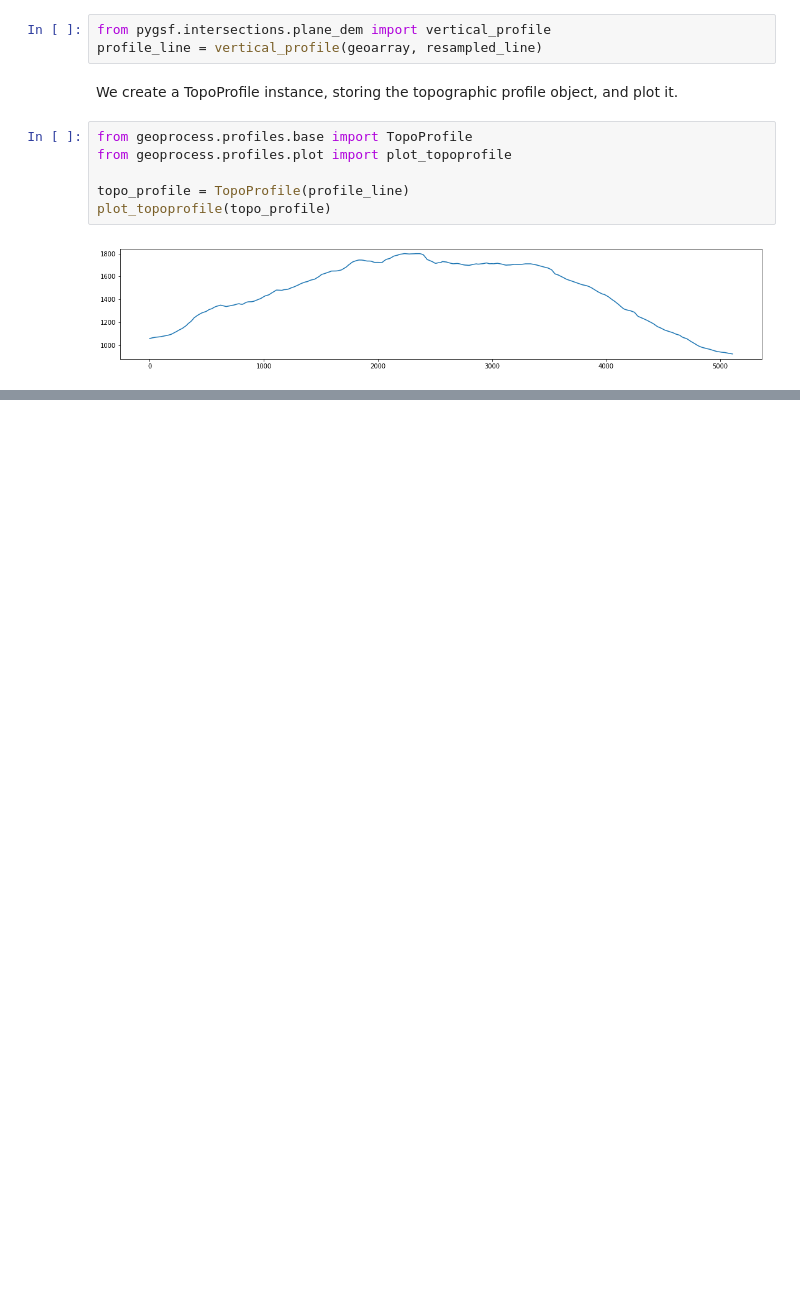
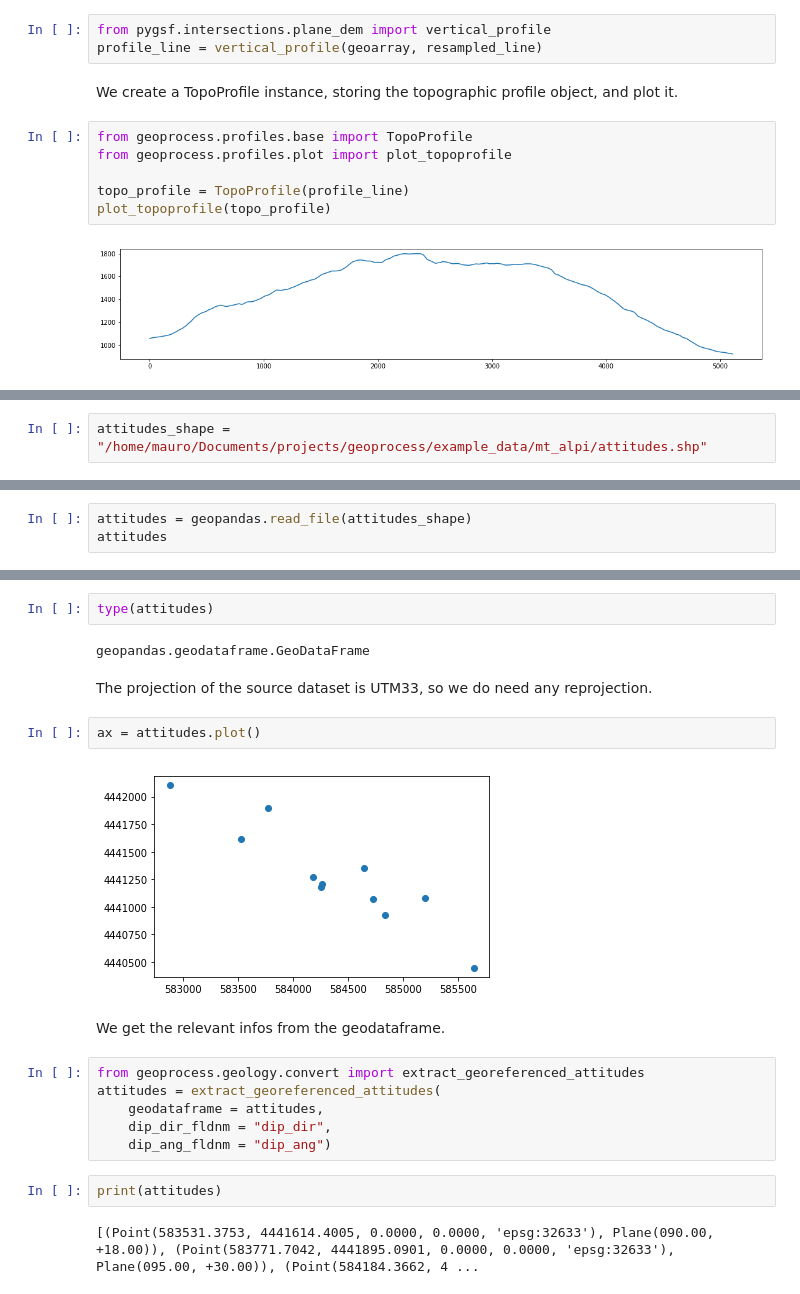
Before and after one commit to mauroalberti/geoprocess, a Jupyter notebook: docs/notebooks/Topographic profiles.ipynb, the cells around one changed output, grey strips where cells are left out. Saved outputs shown, nothing was run; the diff lists cells and outputs as text; blank space fills up the shorter version.

Commit message:
Beginning of attitude processing

```diff
--- a/docs/notebooks/Topographic profiles.ipynb
+++ b/docs/notebooks/Topographic profiles.ipynb
@@ -90,0 +108,2 @@ plot_topoprofile(topo_profile)
+# %%
+attitudes_shape = "/home/mauro/Documents/projects/geoprocess/example_data/mt_alpi/attitudes.shp"
@@ -90,0 +114,3 @@ plot_topoprofile(topo_profile)
+# %%
+attitudes = geopandas.read_file(attitudes_shape)
+attitudes
@@ -90,0 +130,22 @@ plot_topoprofile(topo_profile)
+# %%
+type(attitudes)
+# %% [output]
+geopandas.geodataframe.GeoDataFrame
+# %% [markdown]
+The projection of the source dataset is UTM33, so we do need any reprojection.
+# %%
+ax = attitudes.plot()
+# %% [output]
+[figure, added]
+# %% [markdown]
+We get the relevant infos from the geodataframe.
+# %%
+from geoprocess.geology.convert import extract_georeferenced_attitudes
+attitudes = extract_georeferenced_attitudes(
+    geodataframe = attitudes,
+    dip_dir_fldnm = "dip_dir",
+    dip_ang_fldnm = "dip_ang")
+# %%
+print(attitudes)
+# %% [output]
+[(Point(583531.3753, 4441614.4005, 0.0000, 0.0000, 'epsg:32633'), Plane(090.00, +18.00)), (Point(583771.7042, 4441895.0901, 0.0000, 0.0000, 'epsg:32633'), Plane(095.00, +30.00)), (Point(584184.3662, 4 ...
```
Also changed, not shown: parts of 15 cells of this notebook.
